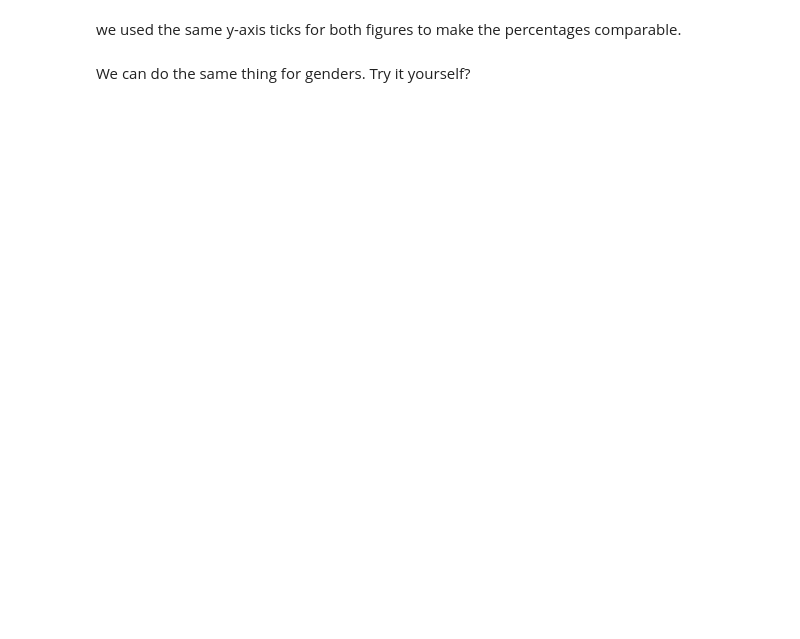
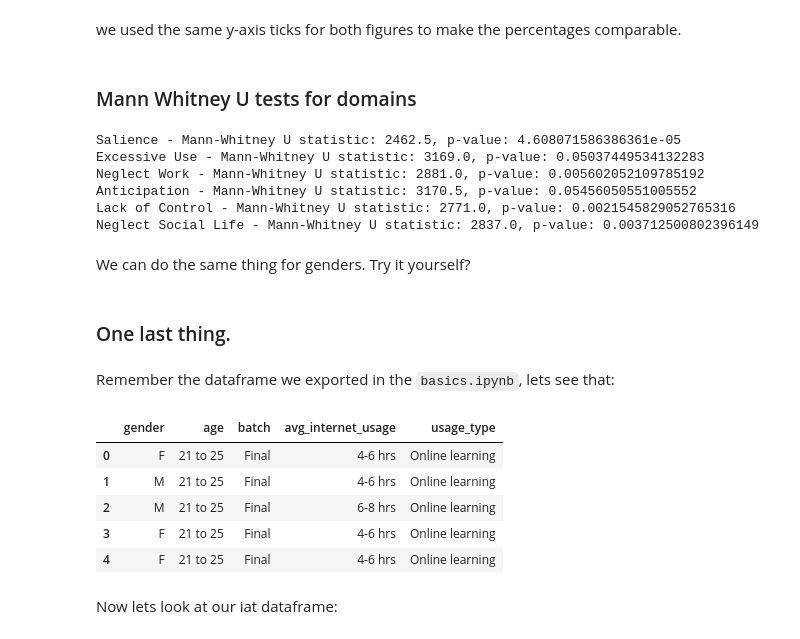
Before and after one commit to akankshazc/sts_iad, a Jupyter notebook: 3_iat.ipynb, the cells around one changed output. Cells and saved outputs as stored; diff of their text form; code cells hidden in the pictures; blank space fills up the shorter version.

```diff
--- a/3_iat.ipynb
+++ b/3_iat.ipynb
@@ -379,5 +395,40 @@ plt.show()
 [drawing not drawn]
 # %% [markdown]
 we used the same y-axis ticks for both figures to make the percentages comparable.
+# %% [markdown]
+### Mann Whitney U tests for domains
+# %%
+# run Mann-Whitney U test
+
+for domain in domains:
+    final_scores = domain_final_df[domain]
+    first_scores = domain_first_df[domain]
+
+    u_stat, p_value = mannwhitneyu(final_scores, first_scores, alternative='two-sided')
+
+    print(f"{domain} - Mann-Whitney U statistic: {u_stat}, p-value: {p_value}")
+# %% [output]
+Salience - Mann-Whitney U statistic: 2462.5, p-value: 4.608071586386361e-05
+Excessive Use - Mann-Whitney U statistic: 3169.0, p-value: 0.05037449534132283
+Neglect Work - Mann-Whitney U statistic: 2881.0, p-value: 0.005602052109785192
+Anticipation - Mann-Whitney U statistic: 3170.5, p-value: 0.05456050551005552
+Lack of Control - Mann-Whitney U statistic: 2771.0, p-value: 0.0021545829052765316
+Neglect Social Life - Mann-Whitney U statistic: 2837.0, p-value: 0.003712500802396149
 # %% [markdown]
 We can do the same thing for genders. Try it yourself?
+# %% [markdown]
+### One last thing.
+# %% [markdown]
+Remember the dataframe we exported in the `basics.ipynb`, lets see that:
+# %%
+final_df = pd.read_csv('data/final.csv')
+final_df.head()
+# %% [output]
+|  | gender | age | batch | avg_internet_usage | usage_type |
+| 0 | F | 21 to 25 | Final | 4-6 hrs | Online learning |
+| 1 | M | 21 to 25 | Final | 4-6 hrs | Online learning |
+| 2 | M | 21 to 25 | Final | 6-8 hrs | Online learning |
+| 3 | F | 21 to 25 | Final | 4-6 hrs | Online learning |
+| 4 | F | 21 to 25 | Final | 4-6 hrs | Online learning |
+# %% [markdown]
+Now lets look at our iat dataframe:
```
Also changed, not shown: parts of 11 cells of this notebook, 1 other file.
